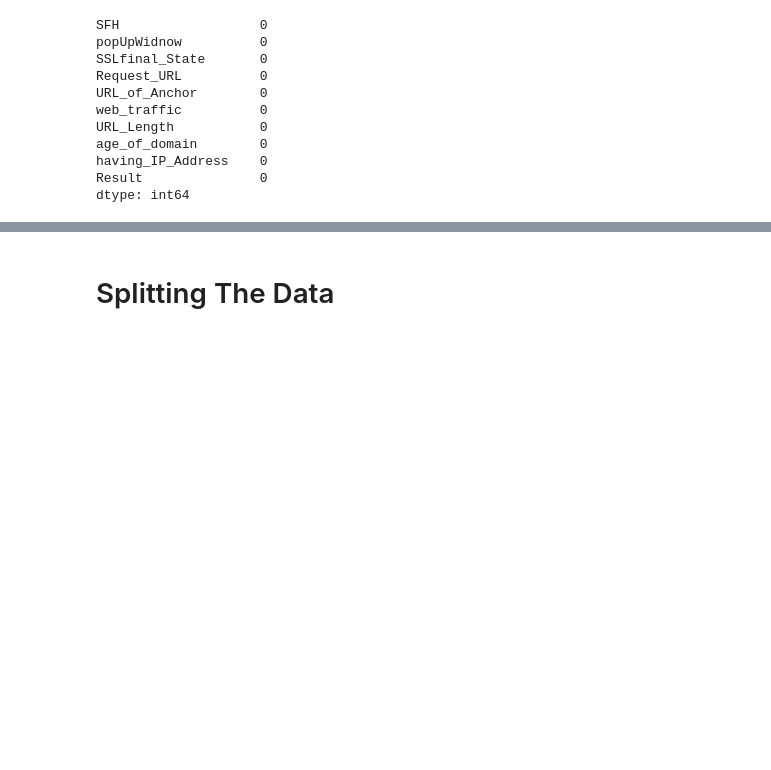
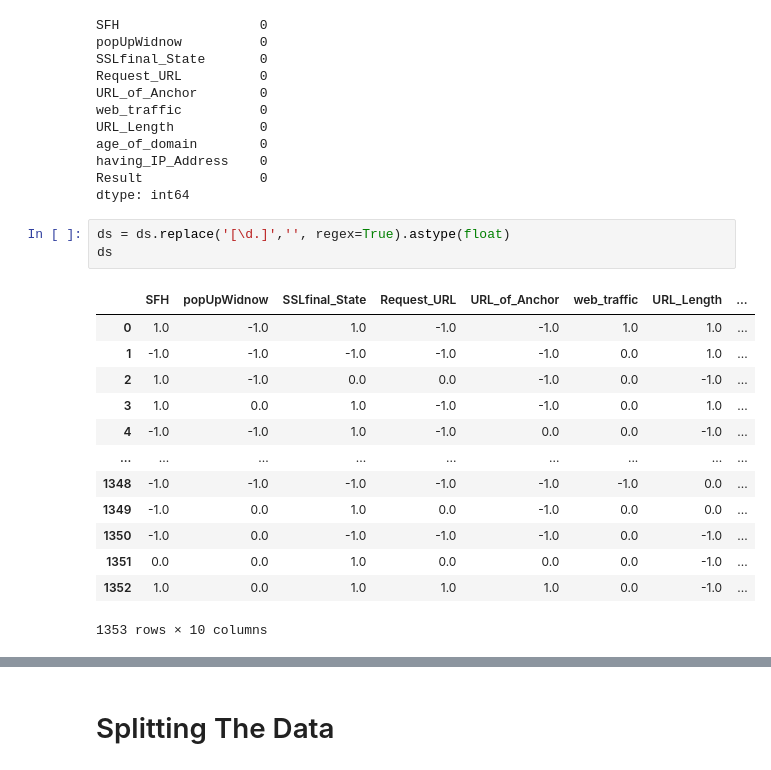
Before and after one commit to koushiknr96/IBM-Project-906-1658329918, a Jupyter notebook: MODEL BUILDING/MODEL BUILDING.ipynb, the cells around one changed output, grey strips where cells are left out. Cells and saved outputs as stored; diff of their text form; blank space fills up the shorter version.

```diff
--- a/MODEL BUILDING/MODEL BUILDING.ipynb
+++ b/MODEL BUILDING/MODEL BUILDING.ipynb
@@ -88,3 +88,20 @@ age_of_domain        0
 having_IP_Address    0
 Result               0
 dtype: int64
+# %%
+ds = ds.replace('[\d.]','', regex=True).astype(float)
+ds
+# %% [output]
+|  | SFH | popUpWidnow | SSLfinal_State | Request_URL | URL_of_Anchor | web_traffic | URL_Length | ... |
+| 0 | 1.0 | -1.0 | 1.0 | -1.0 | -1.0 | 1.0 | 1.0 | ... |
+| 1 | -1.0 | -1.0 | -1.0 | -1.0 | -1.0 | 0.0 | 1.0 | ... |
+| 2 | 1.0 | -1.0 | 0.0 | 0.0 | -1.0 | 0.0 | -1.0 | ... |
+| 3 | 1.0 | 0.0 | 1.0 | -1.0 | -1.0 | 0.0 | 1.0 | ... |
+| 4 | -1.0 | -1.0 | 1.0 | -1.0 | 0.0 | 0.0 | -1.0 | ... |
+| ... | ... | ... | ... | ... | ... | ... | ... | ... |
+| 1348 | -1.0 | -1.0 | -1.0 | -1.0 | -1.0 | -1.0 | 0.0 | ... |
+| 1349 | -1.0 | 0.0 | 1.0 | 0.0 | -1.0 | 0.0 | 0.0 | ... |
+| 1350 | -1.0 | 0.0 | -1.0 | -1.0 | -1.0 | 0.0 | -1.0 | ... |
+| 1351 | 0.0 | 0.0 | 1.0 | 0.0 | 0.0 | 0.0 | -1.0 | ... |
+| 1352 | 1.0 | 0.0 | 1.0 | 1.0 | 1.0 | 0.0 | -1.0 | ... |
+1353 rows × 10 columns
```
Also changed, not shown: parts of 4 cells of this notebook.
